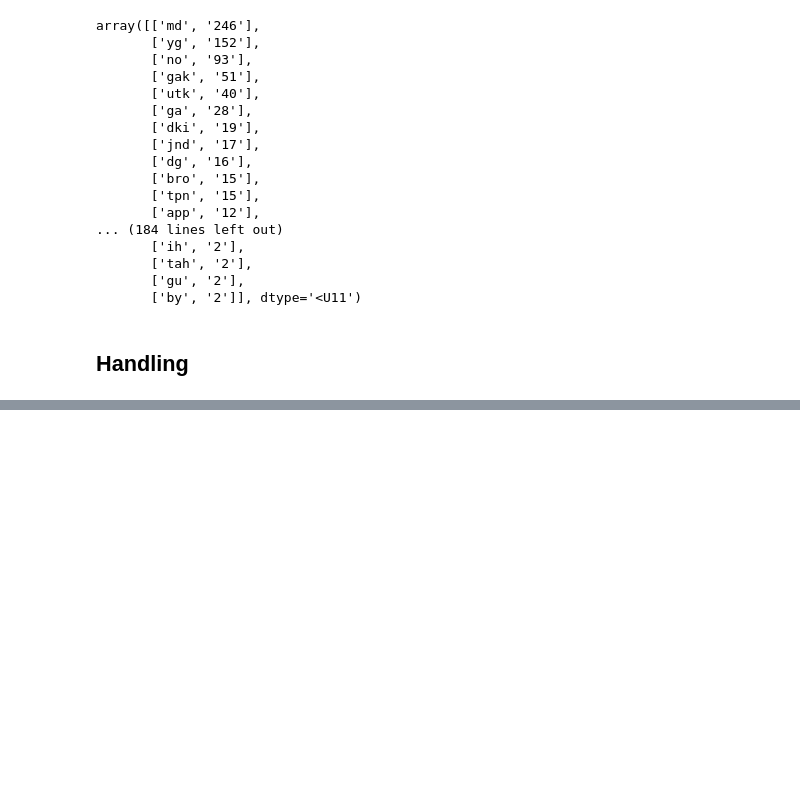
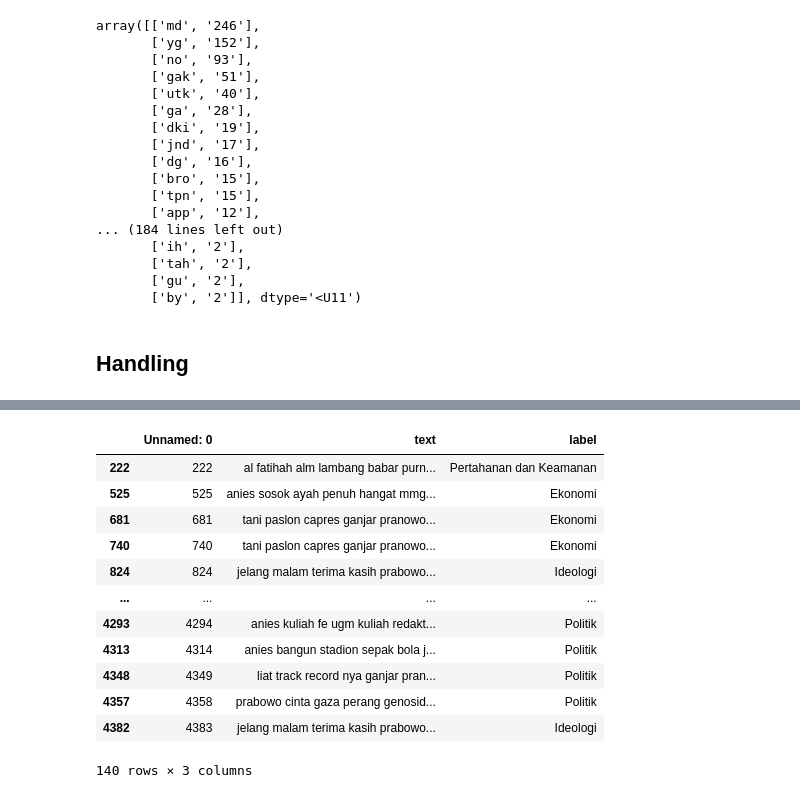
Before and after one commit to Rheyhan/Anjay-gas-BDC, a Jupyter notebook: SRC/1Wrangling.ipynb, the cells around one changed output, grey strips where cells are left out. Saved outputs shown, nothing was run; the diff lists cells and outputs as text; code cells hidden in the pictures; blank space fills up the shorter version.

```diff
--- a/SRC/1Wrangling.ipynb
+++ b/SRC/1Wrangling.ipynb
@@ -361,2 +414,2 @@ for i in list(temp):
 # %%
-#df = pd.read_csv("../Temp/cleaned_datav2_translated_lemarized_stopwords.csv")
+train_data_cleaned_lemarization_stopwords_handled = pd.read_csv("../Temp/cleaned_datav2_translated_lemarized_stopwords_handled.csv")
@@ -378,0 +416,16 @@ for text in tfidf.inverse_transform(X_resampled):
+# %%
+train_data_cleaned_lemarization_stopwords_handled[train_data_cleaned_lemarization_stopwords_handled["text"].duplicated()]
+# %% [output]
+|  | Unnamed: 0 | text | label |
+| 222 | 222 | al fatihah alm lambang babar purn... | Pertahanan dan Keamanan |
+| 525 | 525 | anies sosok ayah penuh hangat mmg... | Ekonomi |
+| 681 | 681 | tani paslon capres ganjar pranowo... | Ekonomi |
+| 740 | 740 | tani paslon capres ganjar pranowo... | Ekonomi |
+| 824 | 824 | jelang malam terima kasih prabowo... | Ideologi |
+| ... | ... | ... | ... |
+| 4293 | 4294 | anies kuliah fe ugm kuliah redakt... | Politik |
+| 4313 | 4314 | anies bangun stadion sepak bola j... | Politik |
+| 4348 | 4349 | liat track record nya ganjar pran... | Politik |
+| 4357 | 4358 | prabowo cinta gaza perang genosid... | Politik |
+| 4382 | 4383 | jelang malam terima kasih prabowo... | Ideologi |
+140 rows × 3 columns
```
Also changed, not shown: parts of 7 cells of this notebook, 3 other files.
